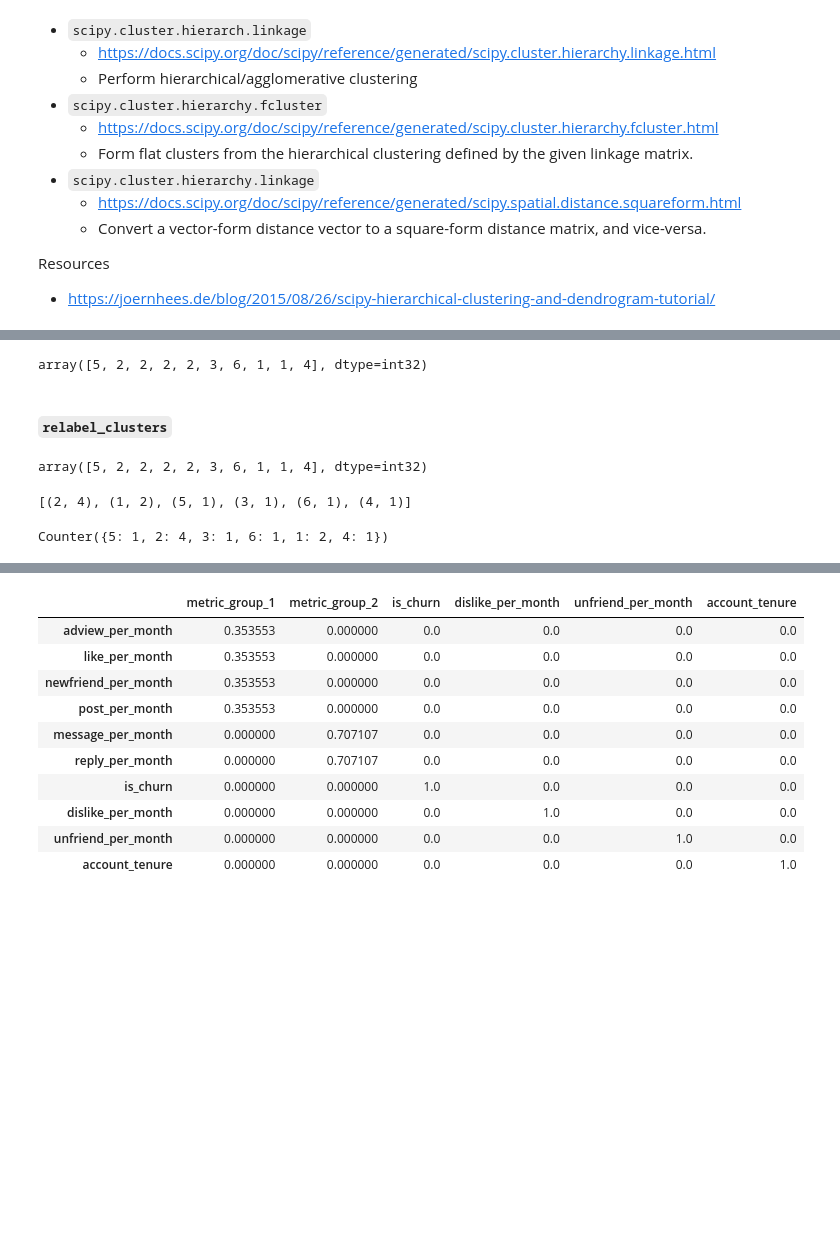
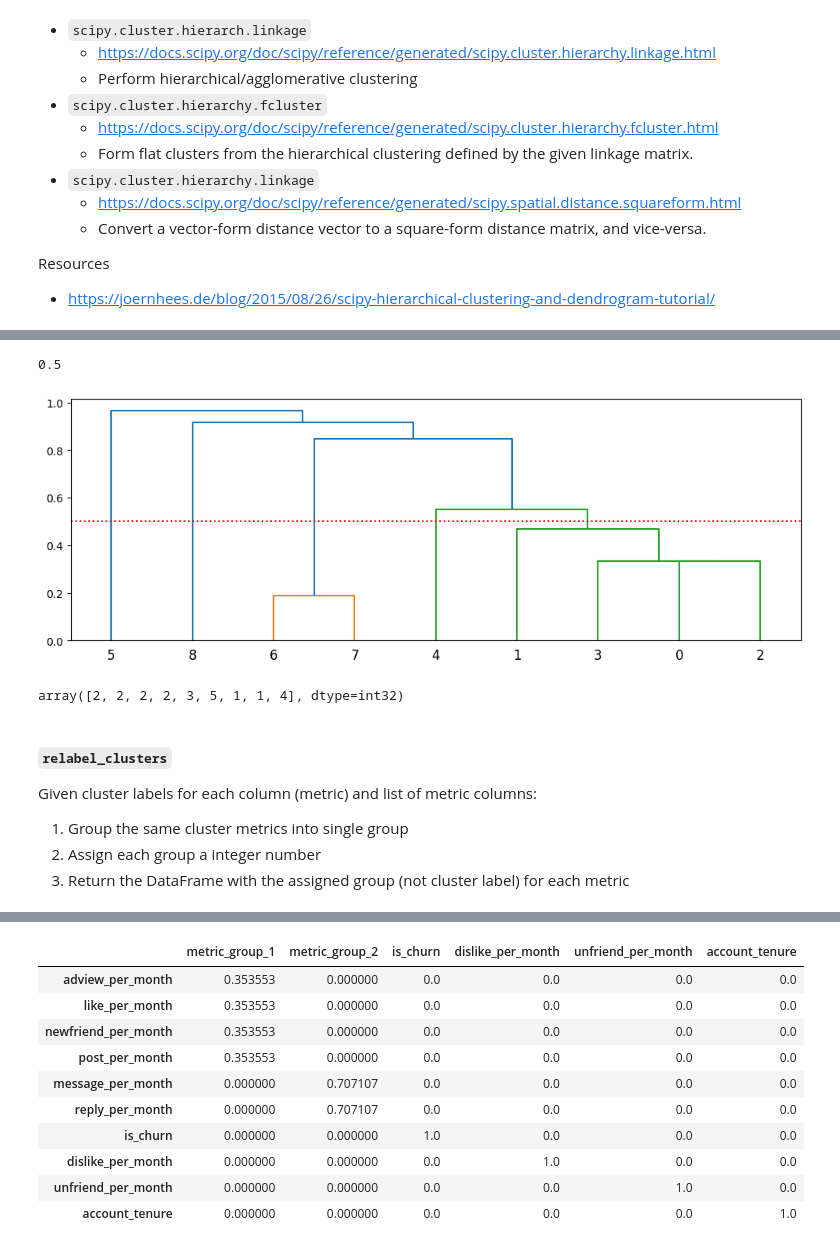
Before and after one commit to davilayang/fight-churn, a Jupyter notebook: notebooks/06-correlations.ipynb, the cells around one changed output, grey strips where cells are left out. Cells and saved outputs as stored; diff of their text form; code cells hidden in the pictures; blank space fills up the shorter version.

```diff
--- a/notebooks/06-correlations.ipynb
+++ b/notebooks/06-correlations.ipynb
@@ -375,10 +393,30 @@ array([[ 7.        ,  8.        ,  0.18778264,  2.        ],
+# %%
+from scipy.cluster.hierarchy import dendrogram
+import matplotlib.pyplot as plt
+
+tmp = cluster.hierarchy.linkage(
+    spatial.distance.squareform(dissimilarity),
+    method='single' # single: Nearest Point Algorithm
+)
+diss_thresh = 1.0 - corr_threshold
+display(diss_thresh)
+
+fig = plt.figure(figsize=(12, 4))
+plt.axhline(y=diss_thresh, color='r', linestyle=':')
+dn = dendrogram(tmp)
+plt.show()
+# with the given distance threshold at 0.5
+# column 0,1,2 and 3 are assigned to the same cluster
+# and column 6 and 7 as well
+# %% [output]
+0.5
+[figure, added]
 # %%
 hierarchy = cluster.hierarchy.linkage(
     spatial.distance.squareform(dissimilarity),
     method='single' # single: Nearest Point Algorithm
 )
 
-diss_thresh = 1.0 - corr_threshold
 tmp = cluster.hierarchy.fcluster(
     hierarchy, diss_thresh, criterion='distance'
 )
@@ -386,10 +424,17 @@ tmp
 # 10, the number of metrics in the scored data
 # 5 of them are assigned to the same cluster
 # each item in the array is an element, and the number represents the cluster it is assigned to
+# the returned array matches the result from the plot
 # %% [output]
-array([5, 2, 2, 2, 2, 3, 6, 1, 1, 4], dtype=int32)
+array([2, 2, 2, 2, 3, 5, 1, 1, 4], dtype=int32)
 # %% [markdown]
 #### `relabel_clusters`
+
+Given cluster labels for each column (metric) and list of metric columns:
+
+1. Group the same cluster metrics into single group
+2. Assign each group a integer number
+3. Return the DataFrame with the assigned group (not cluster label) for each metric
 # %%
 def relabel_clusters(labels, metric_columns):
 
@@ -406,16 +451,3 @@ def relabel_clusters(labels, metric_columns):
     )
 
     return labeled_column_df, relabled_count
-# %%
-labels = find_correlation_clusters(corr, corr_threshold)
-display(labels)
-metric_columns = scored.drop(columns=["account_id", "observation_date"]).columns.tolist()
-
-cluster_count = Counter(labels)
-# count of occurence of each cluster index, cluster 2 has 4 occurence
-display(cluster_count.most_common())
-cluster_count
-# %% [output]
-array([5, 2, 2, 2, 2, 3, 6, 1, 1, 4], dtype=int32)
-[(2, 4), (1, 2), (5, 1), (3, 1), (6, 1), (4, 1)]
-Counter({5: 1, 2: 4, 3: 1, 6: 1, 1: 2, 4: 1})
```
Also changed, not shown: parts of 29 cells of this notebook, 2 other files.
